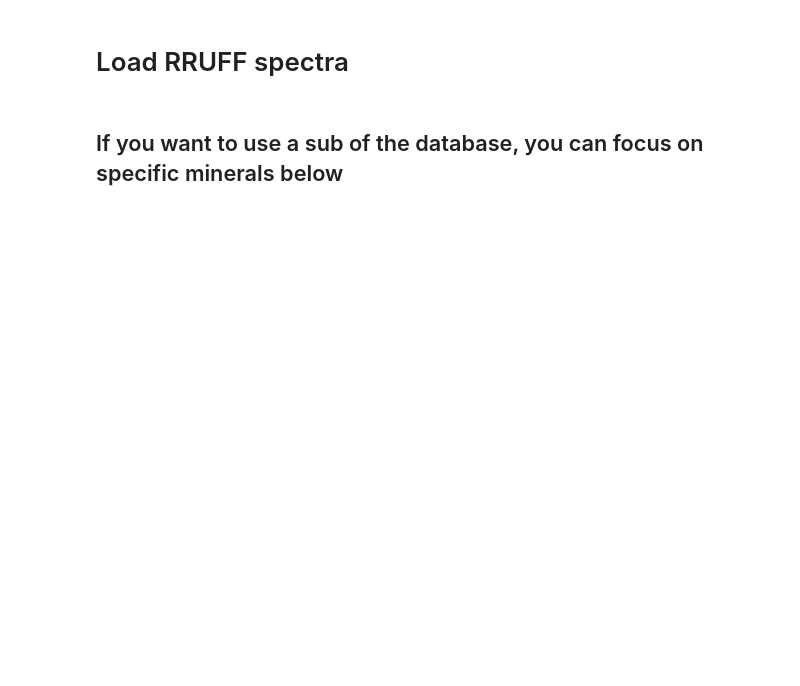
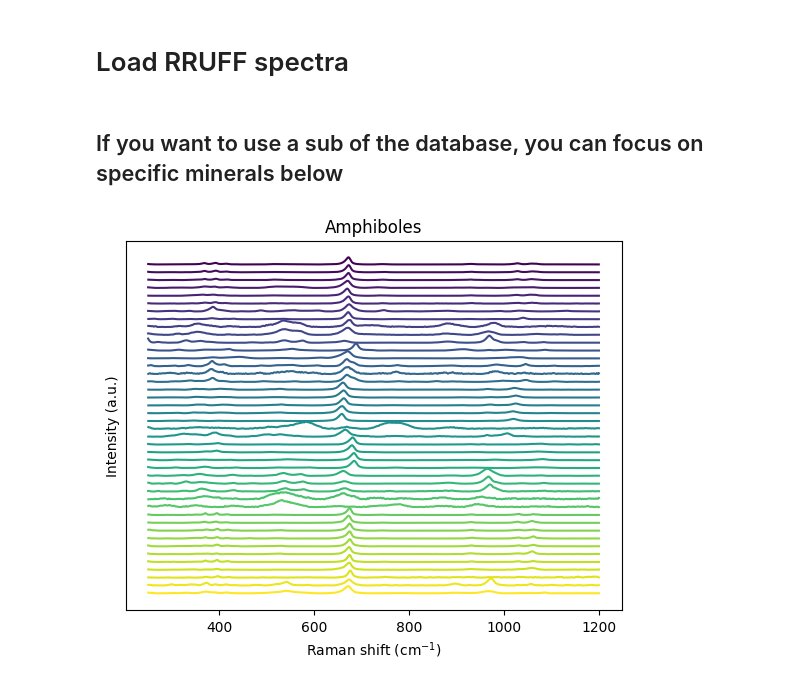
Before and after one commit to cljdevitre/raman-peak-id, a Jupyter notebook: Files/raman_ID_redo.ipynb, the cells around one changed output. Cells and saved outputs as stored; diff of their text form; code cells hidden in the pictures; blank space fills up the shorter version.

```diff
--- a/Files/raman_ID_redo.ipynb
+++ b/Files/raman_ID_redo.ipynb
@@ -50,4 +63,33 @@ local_rruff=rp.datasets.rruff(r"C:\Users\charl\Documents\Python dev\raman-peak-i
 local_rruff_pp=(pipe2.apply(local_rruff[0]),local_rruff[1].copy())
 # %% [markdown]
 ## If you want to use a sub of the database, you can focus on specific minerals below
+# %%
+db=local_rruff_pp
+
+# Define target names and title and plot type
+mineral_names =  "Kaersutite|Tremolite|Actinolite|Ferroactinolite|Hornblende|Magnesiohornblende|Ferrohornblende|Glaucophane|Riebeckite|Arfvedsonite|Anthophyllite|Cummingtonite|Grunerite|Gedrite|Winchite|Richterite|Taramite|Barroisite|Eckermannite|Leakeite|Nyboite"
+
+title='Amphiboles'
+plot_type='single stacked'
+
+name_pattern = re.compile(mineral_names)  # Compile regex pattern
+search_pattern="##NAMES"
+
+# Find matching indices
+matching_indices = [
+    i for i, meta in enumerate(db[1])
+    if name_pattern.fullmatch(meta.get(search_pattern, ""))
+]
+
+# Create sublists
+db_sub = (
+    [db[0][i] for i in matching_indices],
+    [db[1][i] for i in matching_indices]
+)
+# Process and plot the spectra
+db_sub_pp=(pipe2.apply(db_sub[0]),db_sub[1].copy())
+
+rruff_plot = rp.plot.spectra(db_sub_pp[0], plot_type=plot_type,title=title)
+# %% [output]
+[figure, added]
 # %%
```
Also changed, not shown: parts of 14 cells of this notebook, 12 other files.
